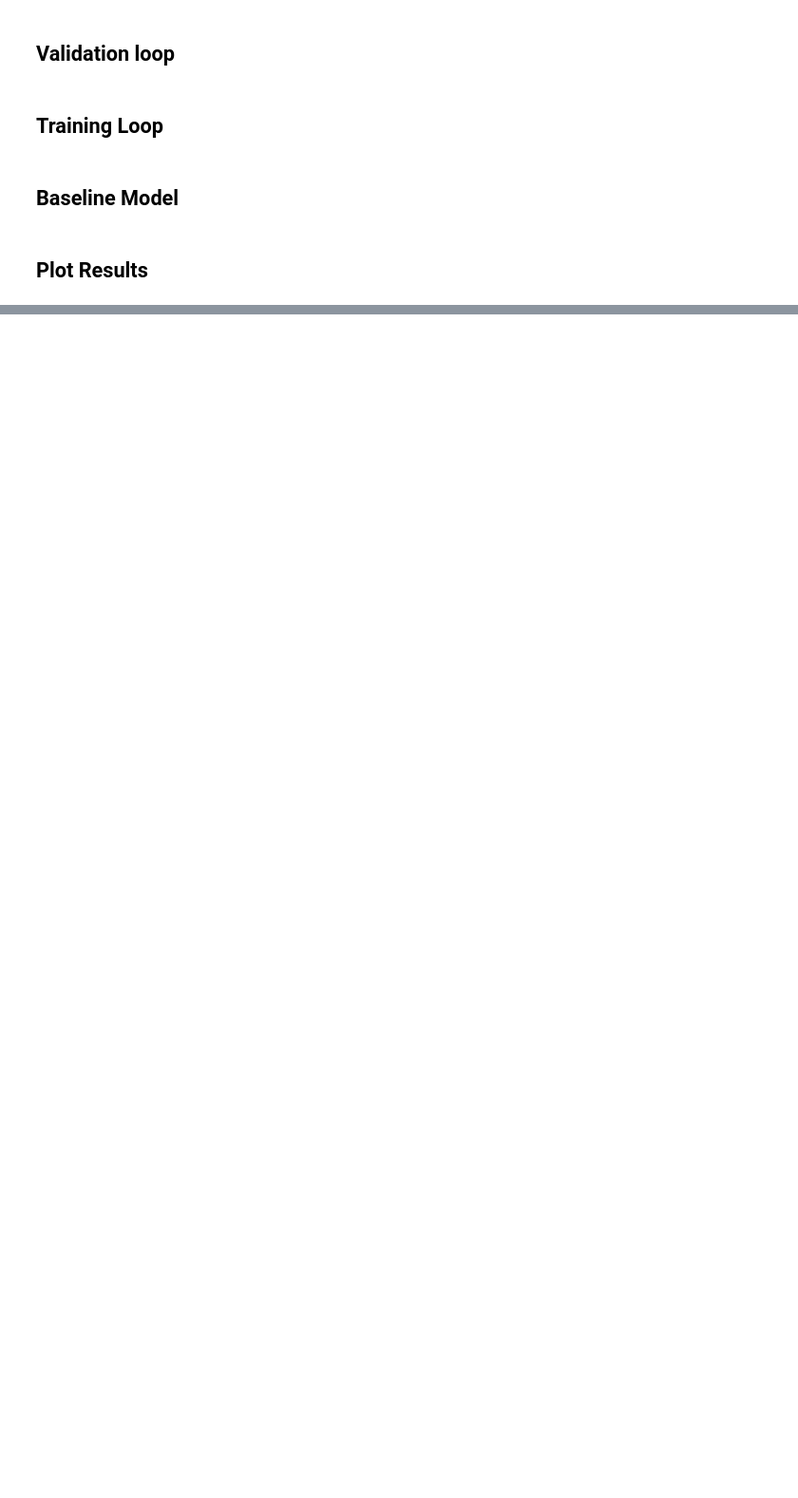
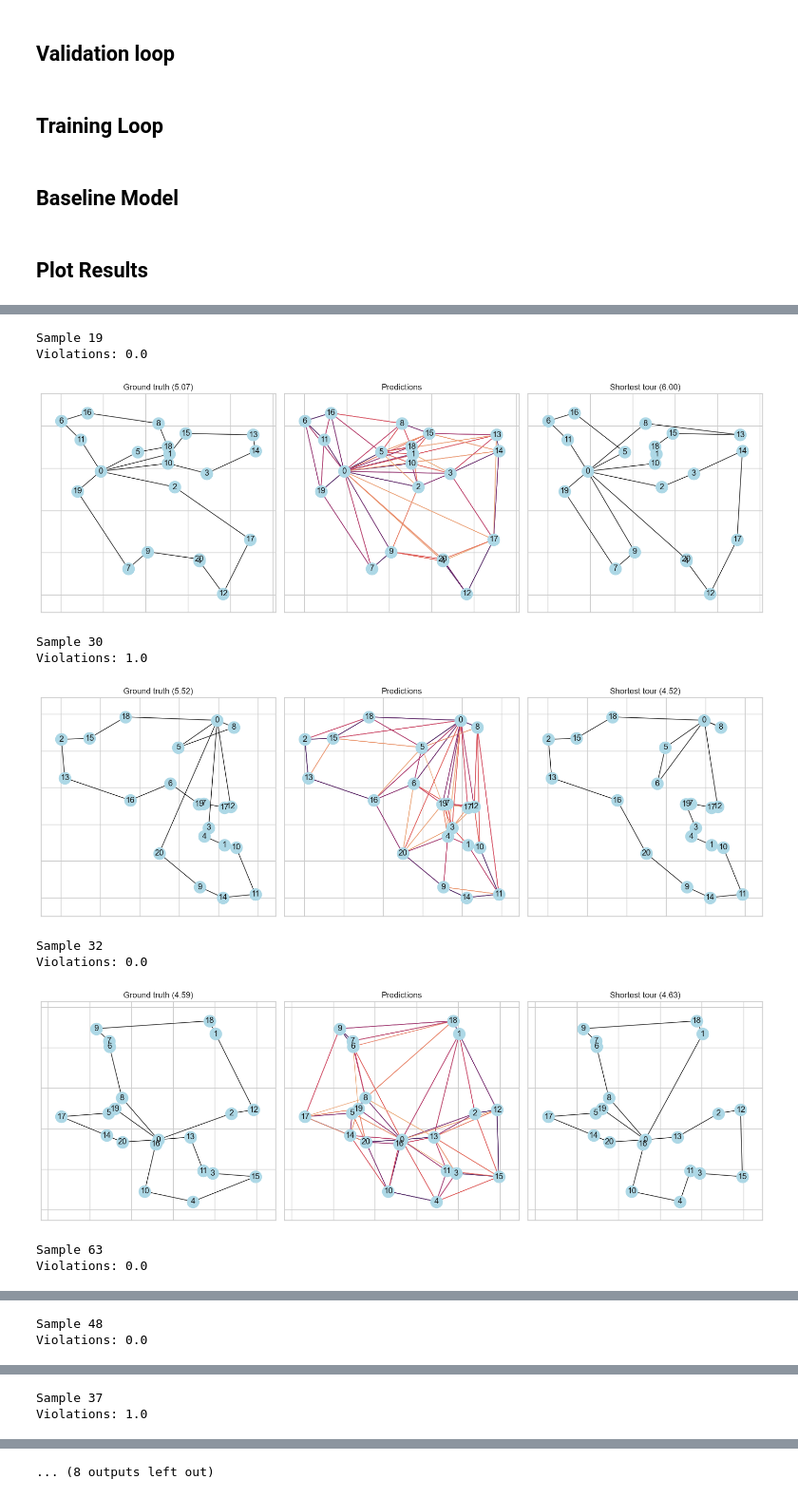
Before and after one commit to sebammon/vrp-thesis, a Jupyter notebook: VRP GraphConvNet.ipynb, the cells around one changed output, grey strips where cells are left out. Shown at 95% size. Saved outputs shown, nothing was run; the diff lists cells and outputs as text; code cells hidden in the pictures; blank space fills up the shorter version.

```diff
--- a/VRP GraphConvNet.ipynb
+++ b/VRP GraphConvNet.ipynb
@@ -389,0 +450,2 @@ choices = np.random.choice(len(batch_targets), 10)
+# %%
+bs = BeamSearch(preds[:5, ..., 1], beam_width=1, num_vehicles=2)
@@ -389,0 +504,2 @@ choices = np.random.choice(len(batch_targets), 10)
+# %%
+bs.step()
@@ -389,0 +521,5 @@ choices = np.random.choice(len(batch_targets), 10)
+# %%
+for i in range(5):
+    print(f"step {i}")
+    bs.step()
+    print()
@@ -390,29 +557,46 @@ choices = np.random.choice(len(batch_targets), 10)
 # %%
 from utils.plot import plot_graph, plot_heatmap, plot_beam_search_tour
 from utils.data import distance_from_adj_matrix
 import matplotlib.pyplot as plt
 
-ground_truth_distance = distance_from_adj_matrix(batch_targets, batch_dist_matrix)
-# shortest_distance, tours = shortest_tour_lengths(preds.cpu(), batch_dist_matrix.cpu(), beam_width=1024,
-#                                                  num_vehicles=torch.max(batch_num_vehicles))
+NUM_SAMPLES = 10
+# max_num_vehicles = np.max(batch_num_vehicles)
+max_num_vehicles = 4
 
-# for each
+actual_distance = distance_from_adj_matrix(batch_targets, batch_dist_matrix)
+distances, routes, violations = shortest_valid_tour(
+    preds, batch_dist_matrix, batch_node_features, max_num_vehicles, 2048
+)
 
-for v in torch.unique(batch_num_vehicles):
-    mask = batch_num_vehicles == v
-    # route_distance, tours = probable_tour_lengths(preds, batch_dist_matrix, v)
-    route_distance, tours = greedy_tour_lengths(preds, batch_dist_matrix, v)
+actual_distance = actual_distance.cpu().numpy()
+node_features = batch_node_features.cpu().numpy()
+targets = batch_targets.cpu().numpy()
+predictions = preds[..., 1].cpu().numpy()
 
-    for i in np.random.choice(torch.sum(mask).cpu(), 3):
-        fig, ax = plt.subplots(1, 3, figsize=(15, 5))
+for i in np.random.choice(len(node_features), NUM_SAMPLES):
+    print(f"Sample {i}")
+    print(f"Violations: {violations[i]}")
+    fig, ax = plt.subplots(1, 3, figsize=(15, 5))
 
-        plot_graph(_n(batch_node_features[mask][i, :, :2]), _n(batch_targets[mask][i]), ax=ax[0])
-        plot_heatmap(_n(batch_node_features[mask][i, :, :2]), _n(batch_targets[mask][i]), _n(preds[mask][i][..., 1]), ax=ax[1])
-        plot_beam_search_tour(_n(batch_node_features[mask][i, :, :2]), _n(batch_targets[mask][i]), _n(tours[mask][i]), ax=ax[2])
+    plot_graph(node_features[i, :, :2], targets[i], ax=ax[0])
+    plot_heatmap(node_features[i, :, :2], targets[i], predictions[i], ax=ax[1])
+    plot_beam_search_tour(node_features[i, :, :2], targets[i], routes[i], ax=ax[2])
 
-        ax[0].set_title(f"Ground truth ({ground_truth_distance[mask][i]:.2f})")
-        ax[1].set_title("Predictions")
-        ax[2].set_title(f"Shortest tour ({route_distance[mask][i]:.2f})")
-        fig.tight_layout()
+    ax[0].set_title(f"Ground truth ({actual_distance[i]:.2f})")
+    ax[1].set_title("Predictions")
+    ax[2].set_title(f"Shortest tour ({distances[i]:.2f})")
+    fig.tight_layout()
 
-        plt.show()
+    plt.show()
+# %% [output]
+Sample 19
+Violations: 0.0
+[figure, added]
+Sample 30
+Violations: 1.0
+[figure, added]
+Sample 32
+Violations: 0.0
+[figure, added]
+Sample 63
+Violations: 0.0
@@ -418,0 +604,2 @@ for v in torch.unique(batch_num_vehicles):
+Sample 48
+Violations: 0.0
@@ -418,0 +607,2 @@ for v in torch.unique(batch_num_vehicles):
+Sample 37
+Violations: 1.0
@@ -418,0 +610 @@ for v in torch.unique(batch_num_vehicles):
+... (8 outputs left out)
```
Also changed, not shown: parts of 24 cells of this notebook, 2 other files.
